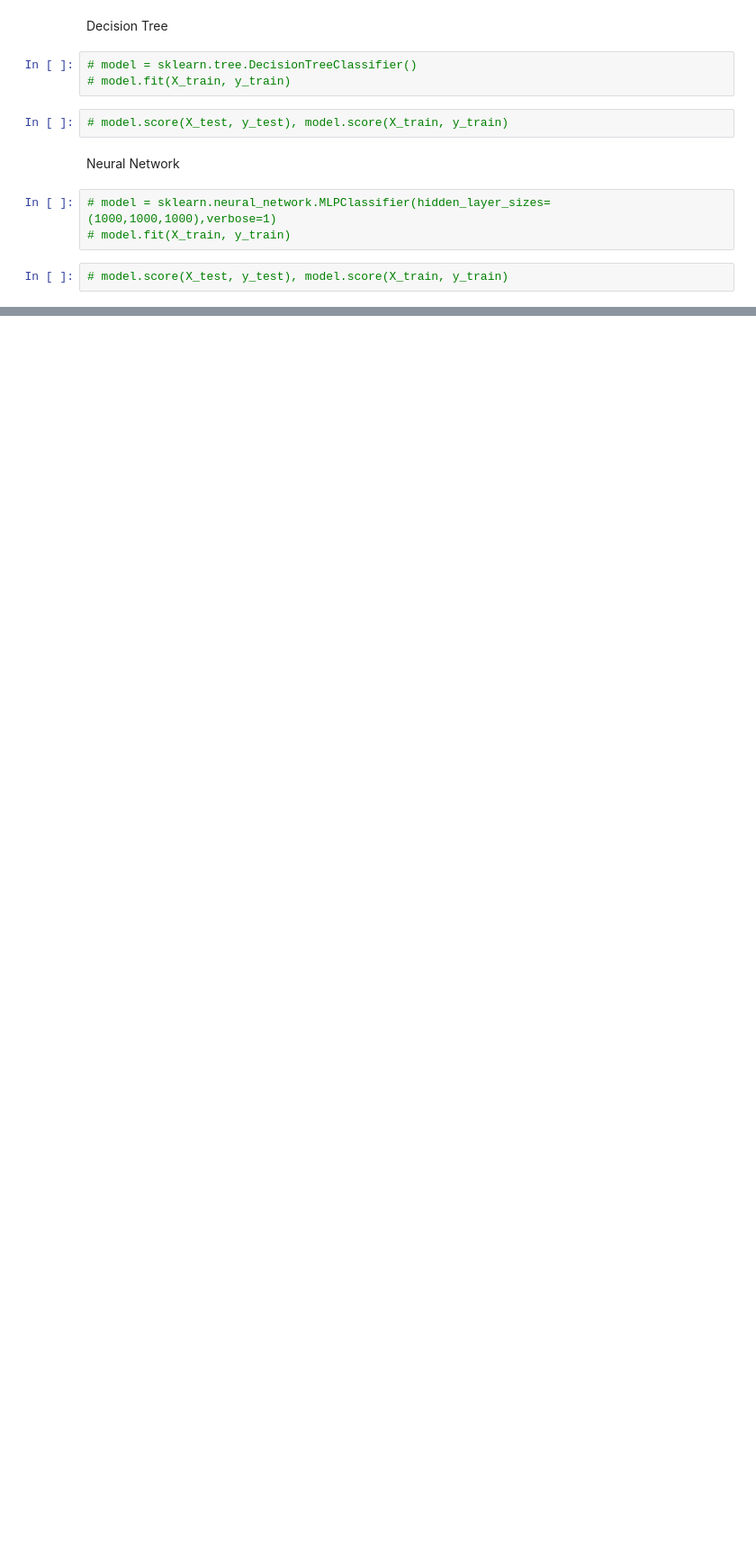
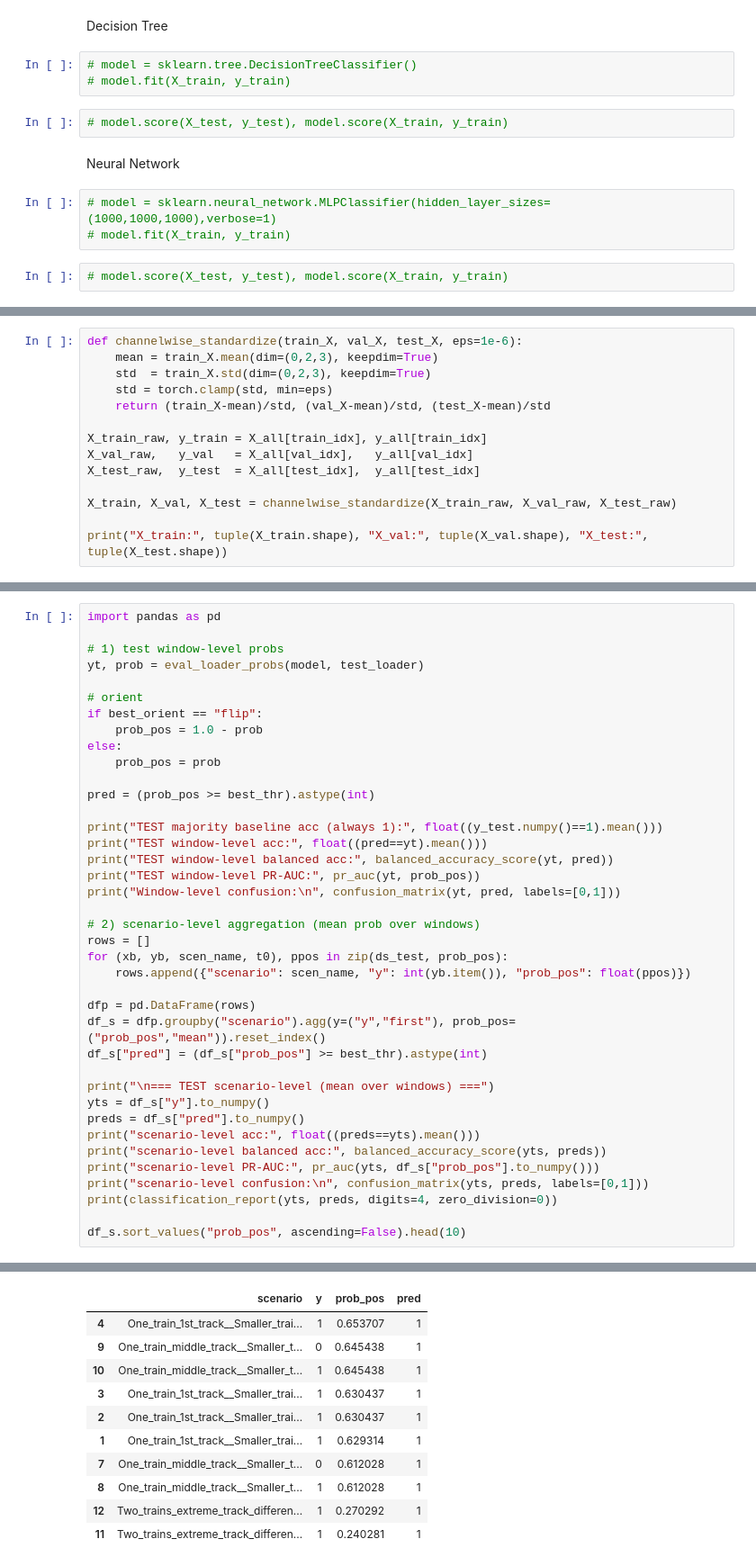
Before and after one commit to marius-ne/CIE_ProjectB_Group13, a Jupyter notebook: “Program_B_ipynb”CNN.ipynb, the cells around one changed output, grey strips where cells are left out. Shown at 90% size. Cells and saved outputs as stored; diff of their text form; blank space fills up the shorter version.

```diff
--- a/“Program_B_ipynb”CNN.ipynb
+++ b/“Program_B_ipynb”CNN.ipynb
@@ -1610,0 +1298,14 @@ Confusion matrix:
+# %%
+def channelwise_standardize(train_X, val_X, test_X, eps=1e-6):
+    mean = train_X.mean(dim=(0,2,3), keepdim=True)
+    std  = train_X.std(dim=(0,2,3), keepdim=True)
+    std = torch.clamp(std, min=eps)
+    return (train_X-mean)/std, (val_X-mean)/std, (test_X-mean)/std
+
+X_train_raw, y_train = X_all[train_idx], y_all[train_idx]
+X_val_raw,   y_val   = X_all[val_idx],   y_all[val_idx]
+X_test_raw,  y_test  = X_all[test_idx],  y_all[test_idx]
+
+X_train, X_val, X_test = channelwise_standardize(X_train_raw, X_val_raw, X_test_raw)
+
+print("X_train:", tuple(X_train.shape), "X_val:", tuple(X_val.shape), "X_test:", tuple(X_test.shape))
@@ -1610,0 +1543,40 @@ Confusion matrix:
+# %%
+import pandas as pd
+
+# 1) test window-level probs
+yt, prob = eval_loader_probs(model, test_loader)
+
+# orient
+if best_orient == "flip":
+    prob_pos = 1.0 - prob
+else:
+    prob_pos = prob
+
+pred = (prob_pos >= best_thr).astype(int)
+
+print("TEST majority baseline acc (always 1):", float((y_test.numpy()==1).mean()))
+print("TEST window-level acc:", float((pred==yt).mean()))
+print("TEST window-level balanced acc:", balanced_accuracy_score(yt, pred))
+print("TEST window-level PR-AUC:", pr_auc(yt, prob_pos))
+print("Window-level confusion:\n", confusion_matrix(yt, pred, labels=[0,1]))
+
+# 2) scenario-level aggregation (mean prob over windows)
+rows = []
+for (xb, yb, scen_name, t0), ppos in zip(ds_test, prob_pos):
+    rows.append({"scenario": scen_name, "y": int(yb.item()), "prob_pos": float(ppos)})
+
+dfp = pd.DataFrame(rows)
+df_s = dfp.groupby("scenario").agg(y=("y","first"), prob_pos=("prob_pos","mean")).reset_index()
+df_s["pred"] = (df_s["prob_pos"] >= best_thr).astype(int)
+
+print("\n=== TEST scenario-level (mean over windows) ===")
+yts = df_s["y"].to_numpy()
+preds = df_s["pred"].to_numpy()
+print("scenario-level acc:", float((preds==yts).mean()))
+print("scenario-level balanced acc:", balanced_accuracy_score(yts, preds))
+print("scenario-level PR-AUC:", pr_auc(yts, df_s["prob_pos"].to_numpy()))
+print("scenario-level confusion:\n", confusion_matrix(yts, preds, labels=[0,1]))
+print(classification_report(yts, preds, digits=4, zero_division=0))
+
+df_s.sort_values("prob_pos", ascending=False).head(10)
+# %% [output]
@@ -1610,0 +1600,11 @@ Confusion matrix:
+|  | scenario | y | prob_pos | pred |
+| 4 | One_train_1st_track__Smaller_trai... | 1 | 0.653707 | 1 |
+| 9 | One_train_middle_track__Smaller_t... | 0 | 0.645438 | 1 |
+| 10 | One_train_middle_track__Smaller_t... | 1 | 0.645438 | 1 |
+| 3 | One_train_1st_track__Smaller_trai... | 1 | 0.630437 | 1 |
+| 2 | One_train_1st_track__Smaller_trai... | 1 | 0.630437 | 1 |
+| 1 | One_train_1st_track__Smaller_trai... | 1 | 0.629314 | 1 |
+| 7 | One_train_middle_track__Smaller_t... | 0 | 0.612028 | 1 |
+| 8 | One_train_middle_track__Smaller_t... | 1 | 0.612028 | 1 |
+| 12 | Two_trains_extreme_track_differen... | 1 | 0.270292 | 1 |
+| 11 | Two_trains_extreme_track_differen... | 1 | 0.240281 | 1 |
```
Also changed, not shown: parts of 23 cells of this notebook.
